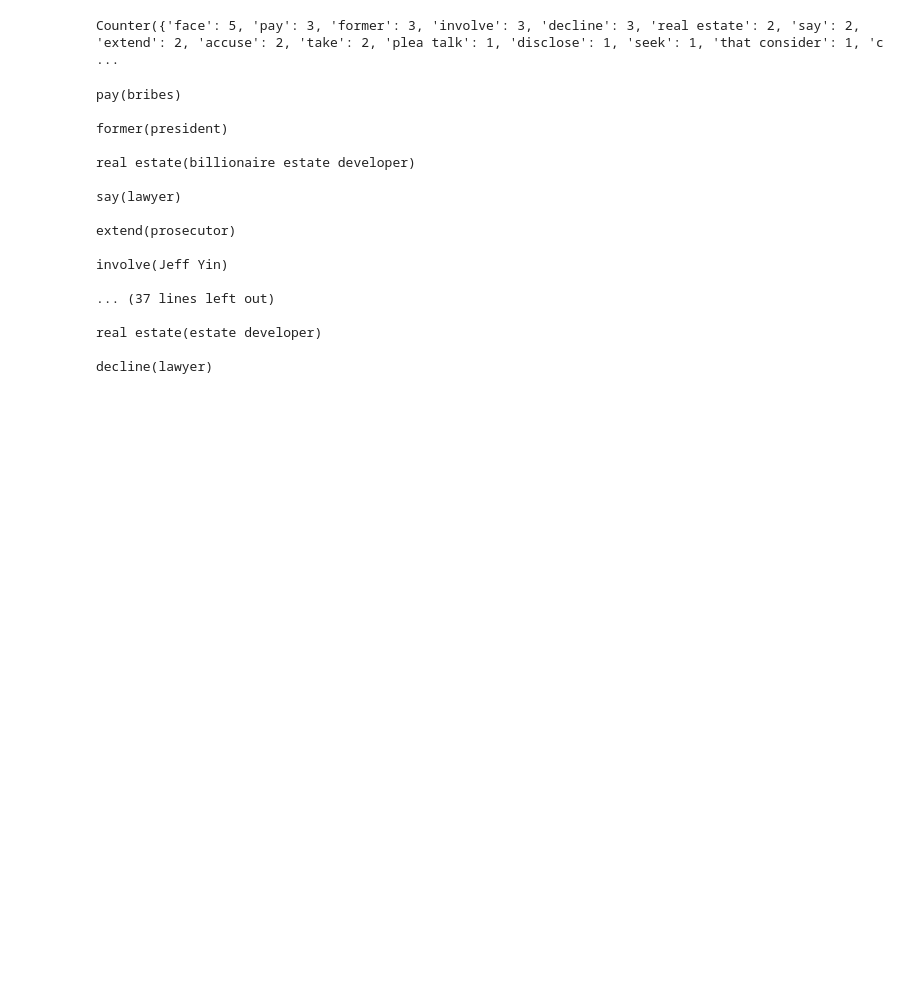
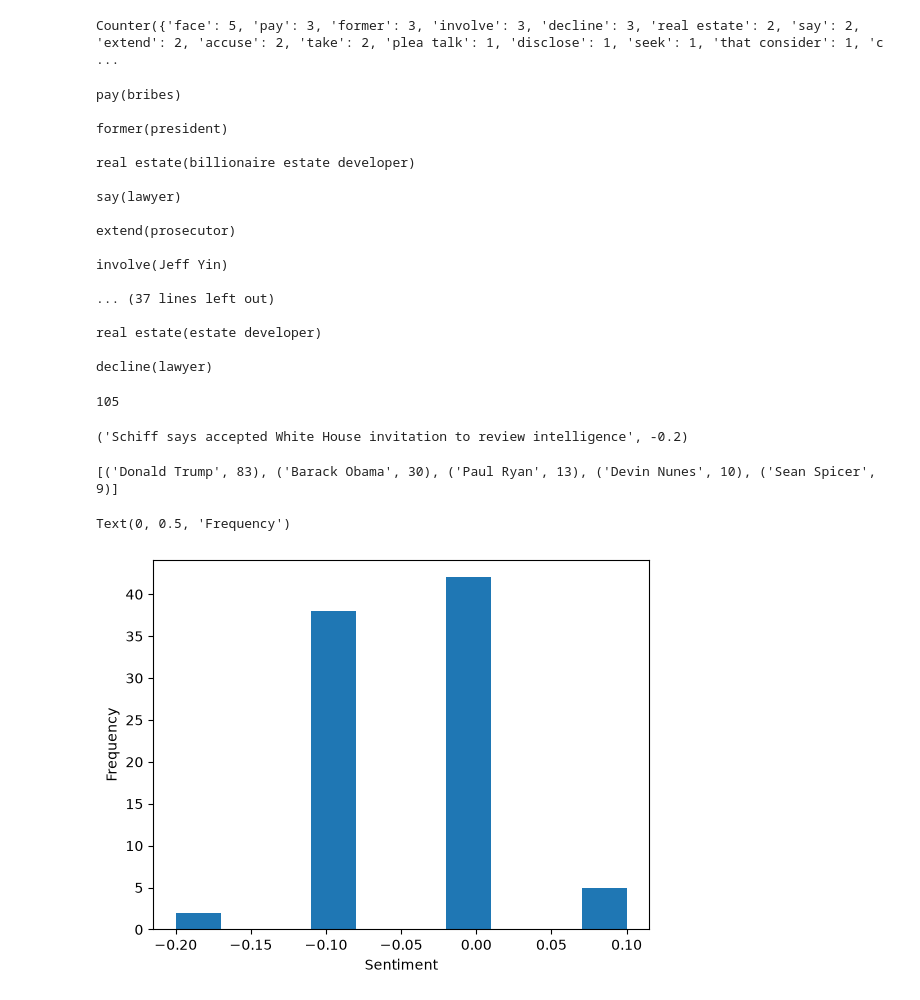
Before and after one commit to bendapkus/GeneeaAPITrial, a Jupyter notebook: NLPFun.ipynb, the cells around one changed output. Drawn from its saved outputs; the diff is of its cells as text; code cells hidden in the pictures; blank space fills up the shorter version.

```diff
--- a/NLPFun.ipynb
+++ b/NLPFun.ipynb
@@ -175,7 +173,9 @@ print(bestSentiment)
 # %% [output]
 ('Lockheed Martin wins $582 million U.S. defense contract: Pentagon', 0.3)
 # %%
+worstSentiment = worstSent(trueGeneea)
 doc = callGeneea({"text": trueData[trueData["title"] == worstSentiment[0]]["text"].iloc[0], "analyses": ['entities', 'tags', 'relations', 'sentiment']})
+
 trueGeneea[worstSentiment[0]] = doc
 
 with open("Geneea_Results_True.json", "w") as f:
@@ -214,0 +221,40 @@ decline(lawyer)
+# %%
+with open("Geneea_Results_Fake.json") as f:
+    fakeGeneea = json.load(f)
+
+len(fakeGeneea)
+# %% [output]
+105
+# %%
+worstSentiment = worstSent(fakeGeneea)
+worstSentiment
+# %% [output]
+('Schiff says accepted White House invitation to review intelligence', -0.2)
+# %%
+fake_person_count = Counter()
+
+for each in fakeGeneea.values():
+    if "entities" in each:
+        for e in each["entities"]:
+            if e.get("type") == "person":
+                fake_person_count[e["stdForm"]] += 1
+
+fakeTop5 = [name for name, _ in fake_person_count.most_common(5)]
+
+fakeSent = []
+for each in fakeGeneea.values():
+    if "entities" in each:
+        for e in each["entities"]:
+            if e.get("type") == "person" and e["stdForm"] in top5_people:
+                fakeSent.append(each.get("docSentiment").get("mean"))
+                break
+
+
+print(fake_person_count.most_common(5))
+plt.hist(fakeSent, bins=10)
+plt.xlabel("Sentiment")
+plt.ylabel("Frequency")
+# %% [output]
+[('Donald Trump', 83), ('Barack Obama', 30), ('Paul Ryan', 13), ('Devin Nunes', 10), ('Sean Spicer', 9)]
+Text(0, 0.5, 'Frequency')
+[figure, added]
```
Also changed, not shown: parts of 4 cells of this notebook, 1 other file.
